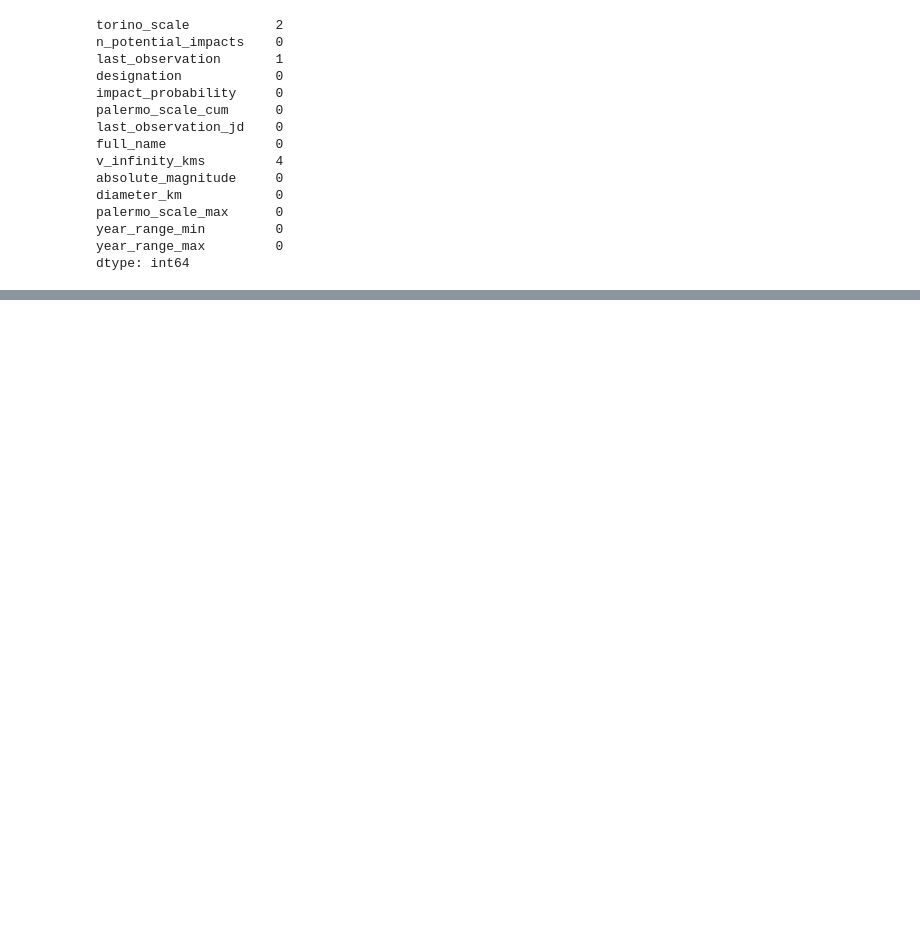
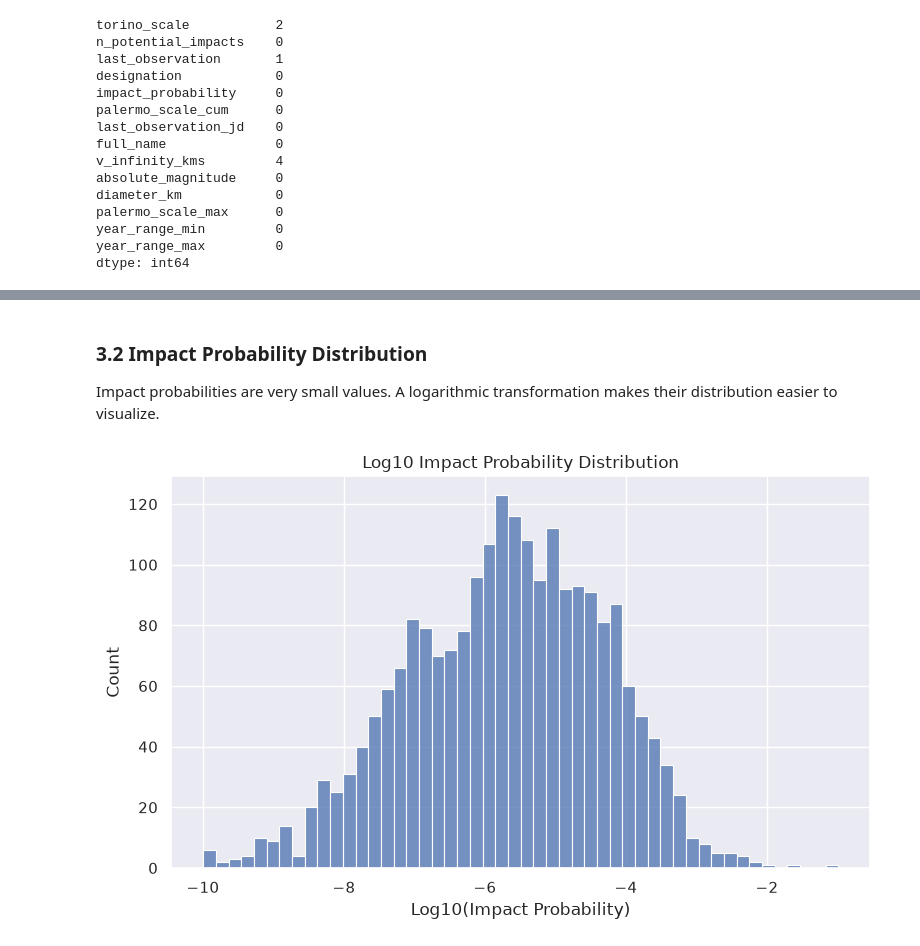
Before and after one commit to altamirano146080/software_development_ml_practice_1, a Jupyter notebook: notebooks/explore_dataset.ipynb, the cells around one changed output, grey strips where cells are left out. Saved outputs shown, nothing was run; the diff lists cells and outputs as text; code cells hidden in the pictures; blank space fills up the shorter version.

```diff
--- a/notebooks/explore_dataset.ipynb
+++ b/notebooks/explore_dataset.ipynb
@@ -74,0 +155,19 @@ dtype: int64
+# %% [markdown]
+### 3.2 Impact Probability Distribution
+
+Impact probabilities are very small values. A logarithmic transformation makes their distribution easier to visualize.
+# %%
+plt.figure(figsize=(8, 5))
+
+sns.histplot(
+    np.log10(df["impact_probability"]),
+    bins=50,
+)
+
+plt.title("Log10 Impact Probability Distribution")
+plt.xlabel("Log10(Impact Probability)")
+plt.ylabel("Count")
+plt.tight_layout()
+plt.show()
+# %% [output]
+[figure, added]
```
Also changed, not shown: parts of 50 cells of this notebook.
